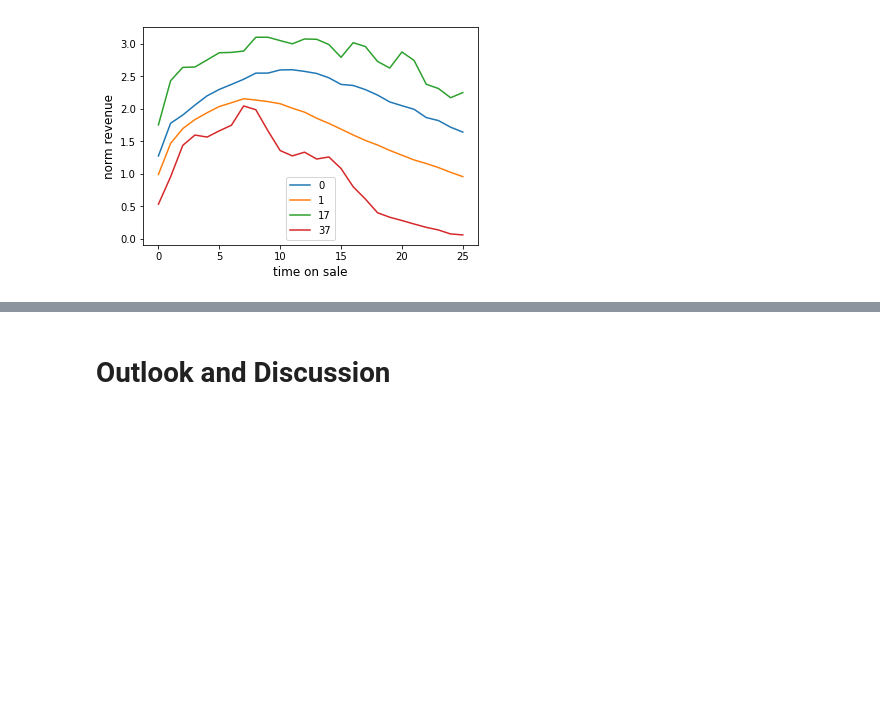
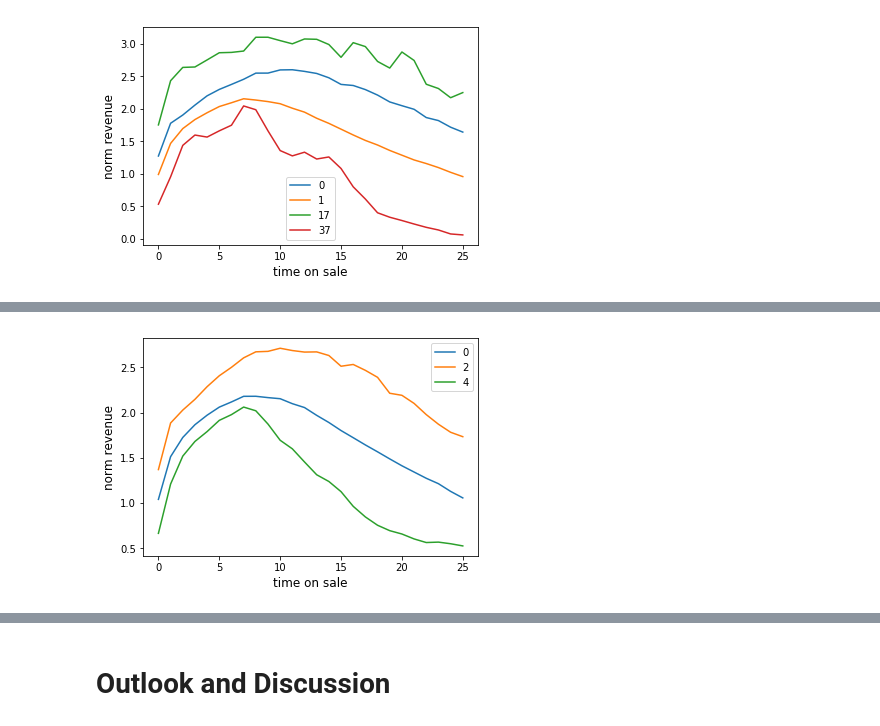
Before and after one commit to indyfree/tailor, a Jupyter notebook: notebooks/10-presentation-notebook.ipynb, the cells around one changed output, grey strips where cells are left out. Saved outputs shown, nothing was run; the diff lists cells and outputs as text; code cells hidden in the pictures; blank space fills up the shorter version.

Commit message:
Add 2 Cluster Level

```diff
--- a/notebooks/10-presentation-notebook.ipynb
+++ b/notebooks/10-presentation-notebook.ipynb
@@ -451,0 +459,6 @@ explained variance ratio (first two components): [0.38980119 0.17278818]
+# %%
+# Look at Cluster 0
+c = c.loc[c.cluster == 0]
+# %%
+feats = ranking.rank_features(c, distance_measure, features, target_value)
+print(feats)
@@ -451,0 +474,4 @@ explained variance ratio (first two components): [0.38980119 0.17278818]
+# %%
+feat =  feats.iloc[0].feature
+c = build_clusters(df, feat, distance_measure, target_value)
+print(cluster_characteristics(c, feat))
@@ -451,0 +496,3 @@ explained variance ratio (first two components): [0.38980119 0.17278818]
+# %%
+c = merge_min_clusters(c, feat, min_cluster_size, distance.absolute, target_value)
+cluster_characteristics(c, feat)
@@ -451,0 +505,4 @@ explained variance ratio (first two components): [0.38980119 0.17278818]
+# %%
+plot_feature_characteristics(c, 'cluster', target_value);
+# %% [output]
+[figure, added]
```
Also changed, not shown: parts of 13 cells of this notebook, 1 other file.
